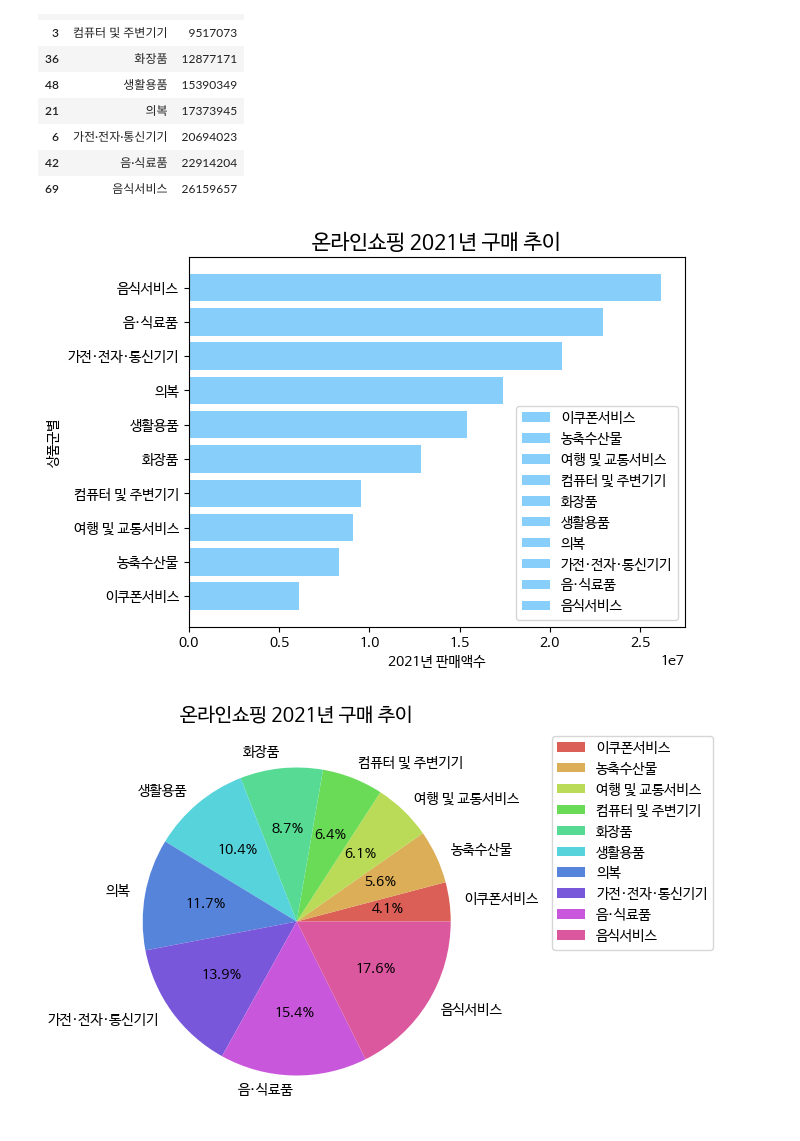
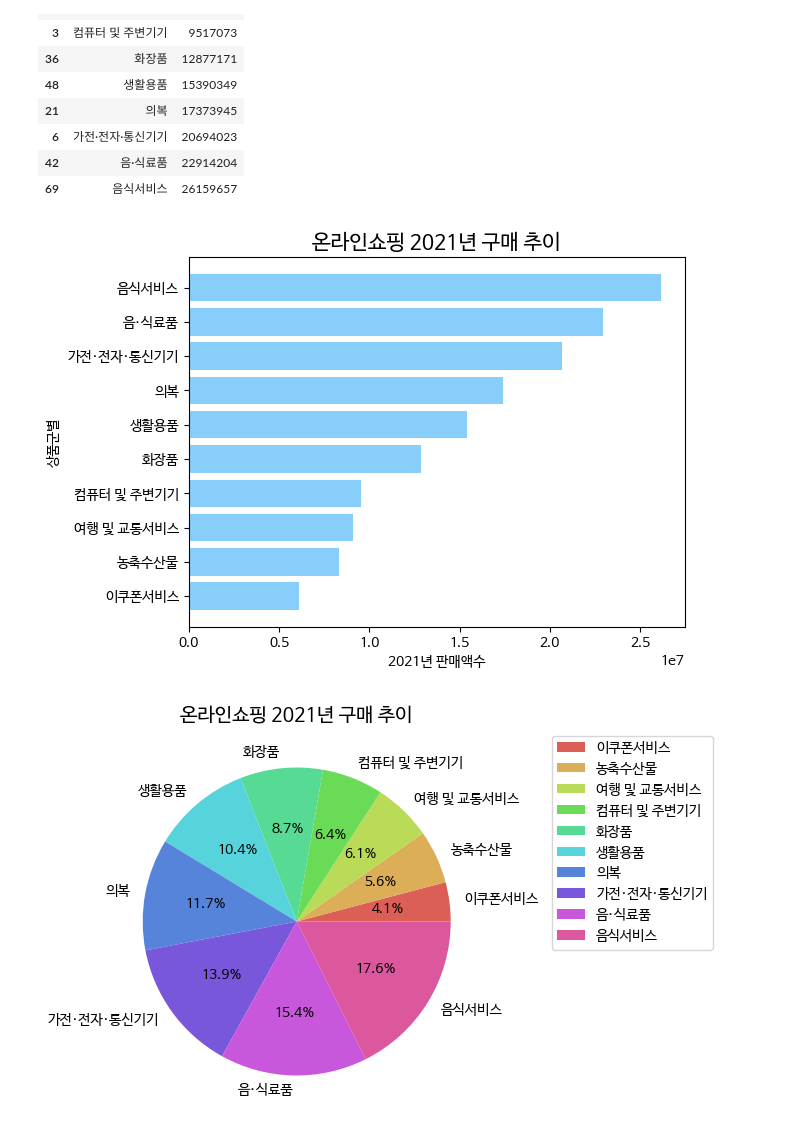
Before and after one commit to sujag281/dataanalysis, a Jupyter notebook: 과제_온라인쇼핑추이2017_202403.ipynb, the cells around one changed output. Drawn from its saved outputs; the diff is of its cells as text; code cells hidden in the pictures.

```diff
--- a/과제_온라인쇼핑추이2017_202403.ipynb
+++ b/과제_온라인쇼핑추이2017_202403.ipynb
@@ -525,21 +520,21 @@ df_2021년
 # %%
 #2021년 상위 10개 막대바그래프
 import matplotlib.pyplot as plt
 import numpy as np
 
 x=df_2021년['상품군별']
 y=df_2021년['2021년']
 labels = df_2021년['상품군별'].tolist()
 
 # plt.figure(figsize=(8,5))
 plt.title('온라인쇼핑 2021년 구매 추이',fontsize =15)
 plt.xlabel('2021년 판매액수')
 plt.ylabel('상품군별')
 plt.barh(x, y,label=labels, color='#87cefa')
-plt.legend(labels, loc='best', frameon=True)
+# plt.legend(labels, loc='best', frameon=True)
 plt.show()
 # %% [output]
-[figure, old version]
+[figure, new version]
 # %%
 #2021년 상위 10개 파이그래프
 import matplotlib.pyplot as plt
```
Also changed, not shown: parts of 6 cells of this notebook.
